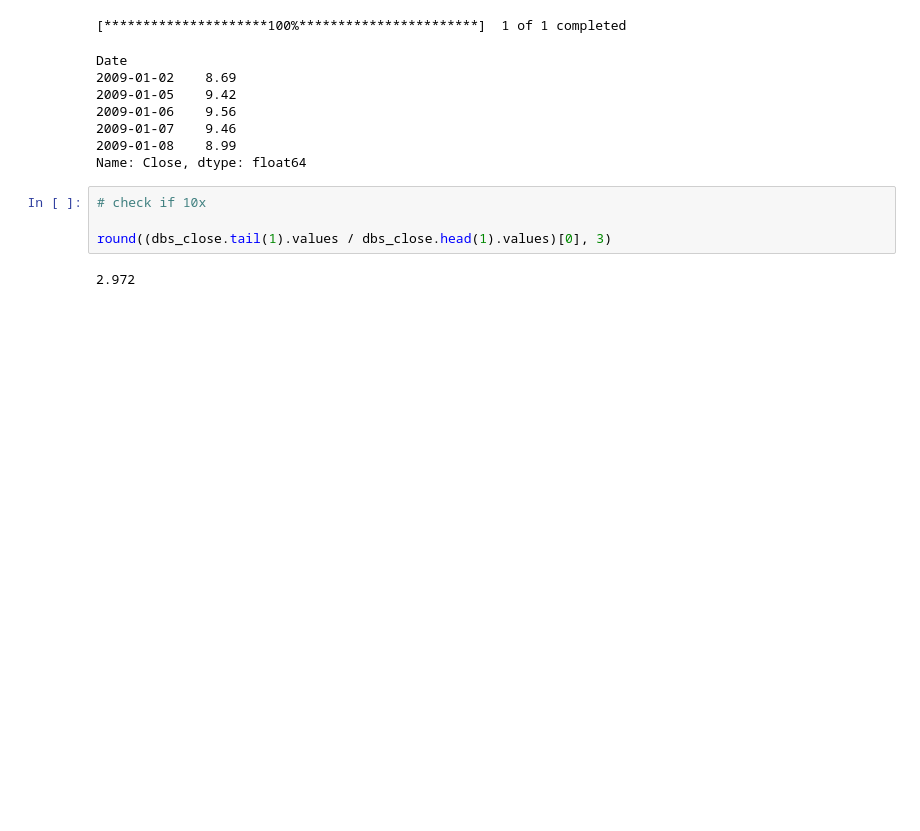
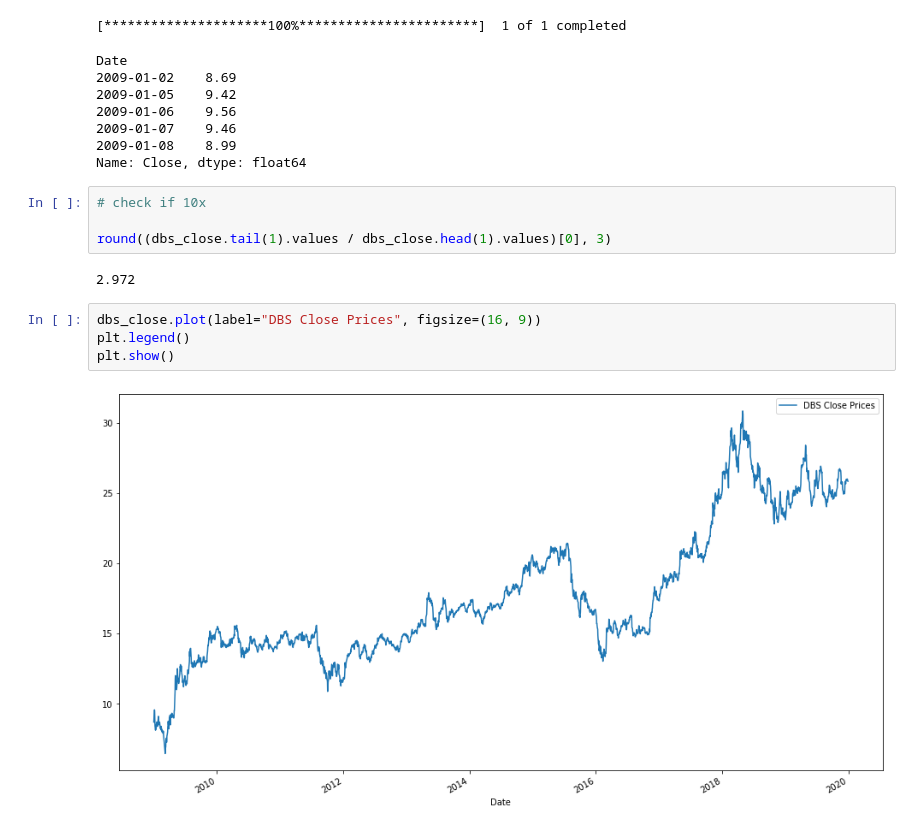
Before and after one commit to dvh549/Capital_Markets_in_China, a Jupyter notebook: playground.ipynb, the cells around one changed output. Cells and saved outputs as stored; diff of their text form; blank space fills up the shorter version.

```diff
--- a/playground.ipynb
+++ b/playground.ipynb
@@ -290,3 +317,9 @@ Name: Close, dtype: float64
 round((dbs_close.tail(1).values / dbs_close.head(1).values)[0], 3)
 # %% [output]
 2.972
+# %%
+dbs_close.plot(label="DBS Close Prices", figsize=(16, 9))
+plt.legend()
+plt.show()
+# %% [output]
+[figure, added]
```
Also changed, not shown: parts of 50 cells of this notebook.
